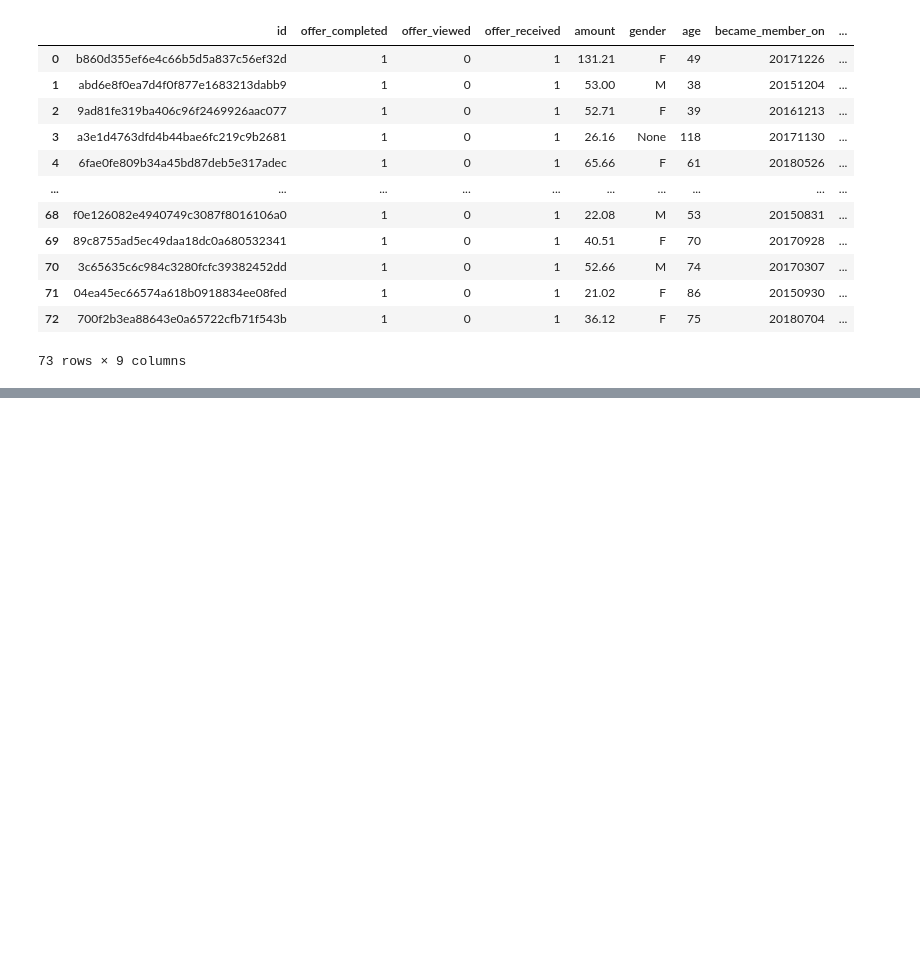
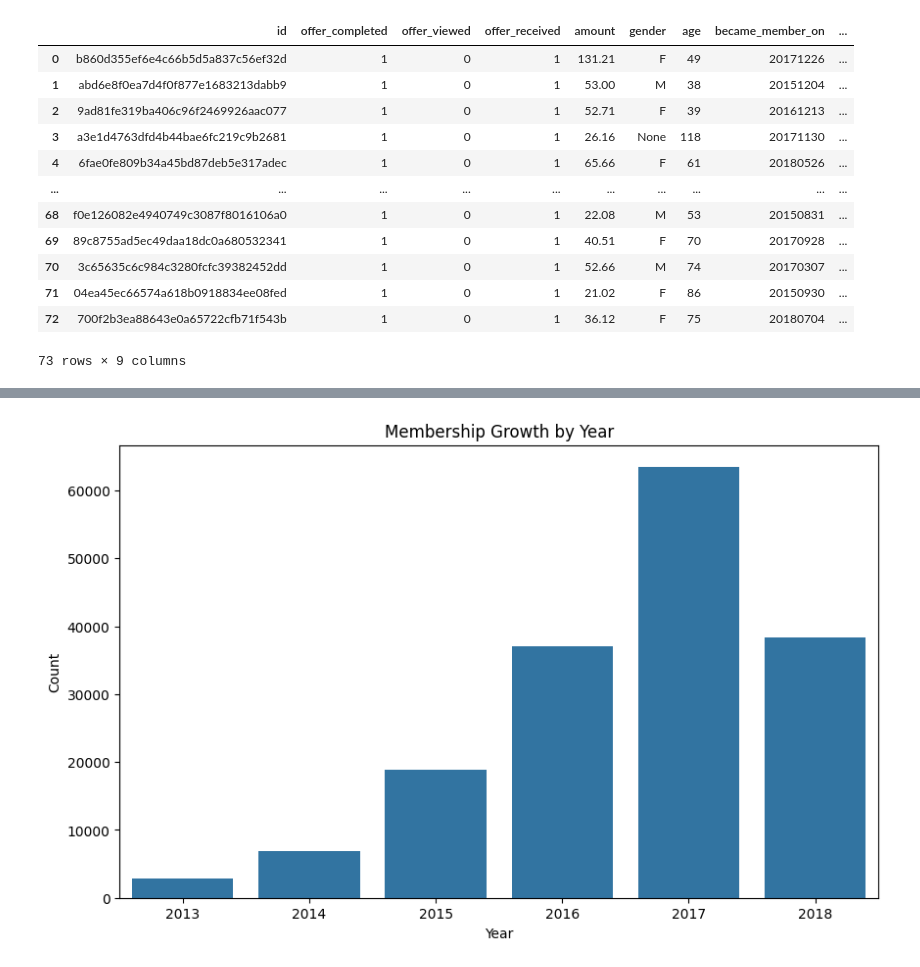
Before and after one commit to DanHerman212/starbucks_project, a Jupyter notebook: Starbucks_Capstone_notebook.ipynb, the cells around one changed output, grey strips where cells are left out. Cells and saved outputs as stored; diff of their text form; code cells hidden in the pictures; blank space fills up the shorter version.

```diff
--- a/Starbucks_Capstone_notebook.ipynb
+++ b/Starbucks_Capstone_notebook.ipynb
@@ -414,0 +386,25 @@ pd.pivot_table(customer_snapshot, index='offer_type', values='amount', aggfunc='
+# %%
+# evaluate account growth by membership date
+# convert to datetime
+offers['became_member_on'] = pd.to_datetime(offers['became_member_on'], format='%Y%m%d')
+
+# create a new column for year
+offers['year'] = offers['became_member_on'].dt.year
+# %%
+membership_growth = (
+                    pd.pivot_table(offers,
+                                   columns='year',
+                                   values='id',
+                                   aggfunc='count',
+                                   fill_value=0)
+                                   .sum()
+                                   .to_frame()
+                                   .reset_index()
+                                   .rename(columns={'index': 'year', 0: 'count'})
+                    )
+
+# calculate growth rate
+membership_growth['growth_rate'] = membership_growth['count'].pct_change().fillna(0)
+
+# preview
+membership_growth
@@ -414,0 +419,21 @@ pd.pivot_table(customer_snapshot, index='offer_type', values='amount', aggfunc='
+# %%
+import seaborn as sns
+import matplotlib.pyplot as plt
+import numpy as np
+
+# Convert 'year' and 'count' columns to numpy arrays
+membership_growth['year'] = np.array(membership_growth['year'])
+membership_growth['count'] = np.array(membership_growth['count'])
+
+# bar plot
+fig, ax = plt.subplots(figsize=(10, 6))
+
+# Add trendline using regplot
+sns.barplot(x='year', y='count', data=membership_growth, ax=ax)
+
+plt.title('Membership Growth by Year')
+plt.xlabel('Year')
+plt.ylabel('Count')
+plt.show()
+# %% [output]
+[figure, added]
```
Also changed, not shown: parts of 8 cells of this notebook, 1 other file.
